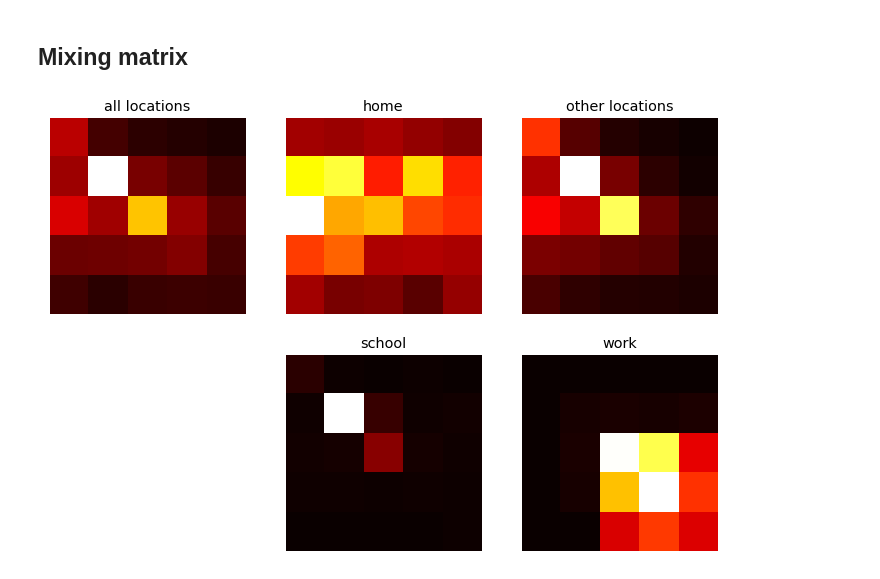
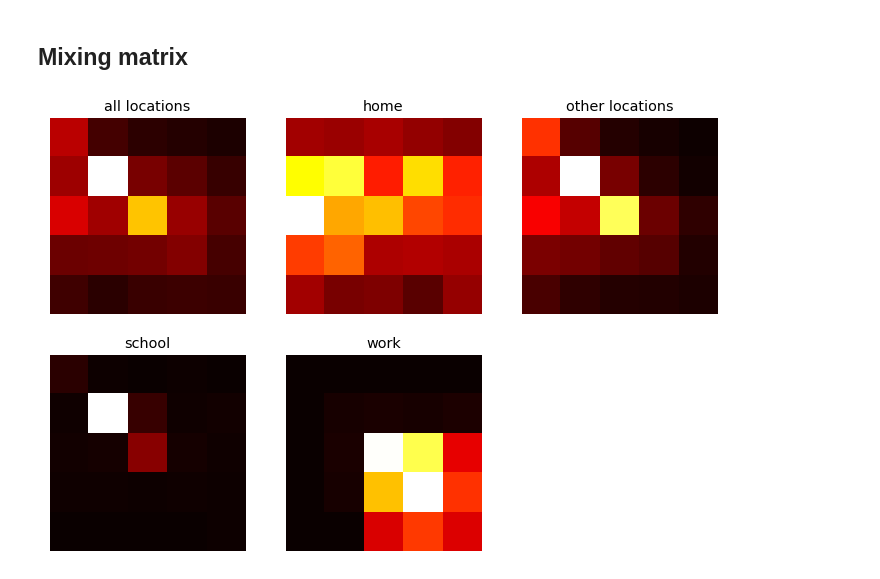
Before and after one commit to monash-emu/AuTuMN, a Jupyter notebook: notebooks/user/vbui/check_input_kir.ipynb, the cells around one changed output. Drawn from its saved outputs; the diff is of its cells as text; code cells hidden in the pictures.

```diff
--- a/notebooks/user/vbui/check_input_kir.ipynb
+++ b/notebooks/user/vbui/check_input_kir.ipynb
@@ -87,18 +87,18 @@ base_params = project.param_set.baseline
 mixing_matrix = get_prem_mixing_matrices('KIR', base_params['age_breakpoints'], None)
 # %%
 fig = plt.figure(figsize=(12, 8))
-positions = [1, 2, 3, 5, 6]
+positions = [1, 2, 3, 4, 5, 6]
 for i_loc, location in zip(positions, mixing_matrix.keys()):
     ax = fig.add_subplot(2, 3, i_loc)
     ax.imshow(
         np.flipud(np.transpose(mixing_matrix[location])),
         cmap=cm.hot,
         vmin=0,
         vmax=mixing_matrix[location].max(),
         origin="lower"
     )
     ax.set_title(location.replace("_", " "))
     ax.set_xticks([])
     ax.set_yticks([])
 # %% [output]
-[figure, old version]
+[figure, new version]
```
Also changed, not shown: 1 other file.
